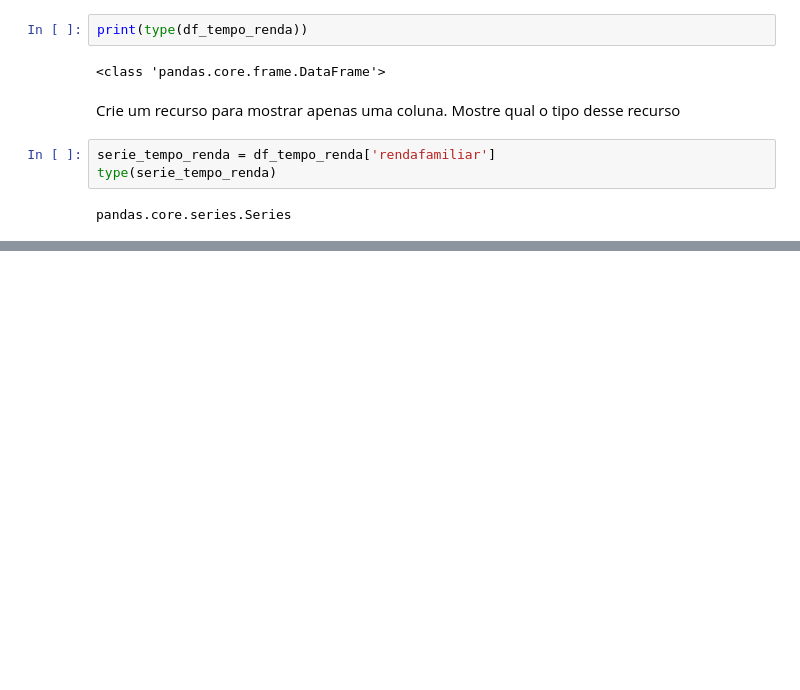
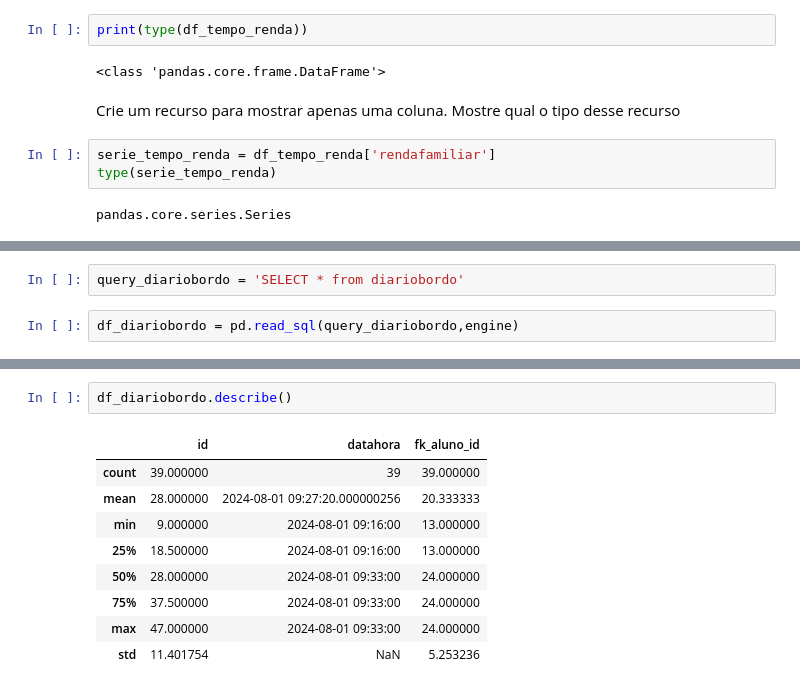
Before and after one commit to Jpguiotti/AULAS-ROMULO-PYTHON, a Jupyter notebook: notebook_tarde.ipynb, the cells around one changed output, grey strips where cells are left out. Saved outputs shown, nothing was run; the diff lists cells and outputs as text; blank space fills up the shorter version.

```diff
--- a/notebook_tarde.ipynb
+++ b/notebook_tarde.ipynb
@@ -125,0 +225,4 @@ pandas.core.series.Series
+# %%
+query_diariobordo = 'SELECT * from diariobordo'
+# %%
+df_diariobordo = pd.read_sql(query_diariobordo,engine)
@@ -125,0 +239,12 @@ pandas.core.series.Series
+# %%
+df_diariobordo.describe()
+# %% [output]
+|  | id | datahora | fk_aluno_id |
+| count | 39.000000 | 39 | 39.000000 |
+| mean | 28.000000 | 2024-08-01 09:27:20.000000256 | 20.333333 |
+| min | 9.000000 | 2024-08-01 09:16:00 | 13.000000 |
+| 25% | 18.500000 | 2024-08-01 09:16:00 | 13.000000 |
+| 50% | 28.000000 | 2024-08-01 09:33:00 | 24.000000 |
+| 75% | 37.500000 | 2024-08-01 09:33:00 | 24.000000 |
+| max | 47.000000 | 2024-08-01 09:33:00 | 24.000000 |
+| std | 11.401754 | NaN | 5.253236 |
```
Also changed, not shown: parts of 29 cells of this notebook.
